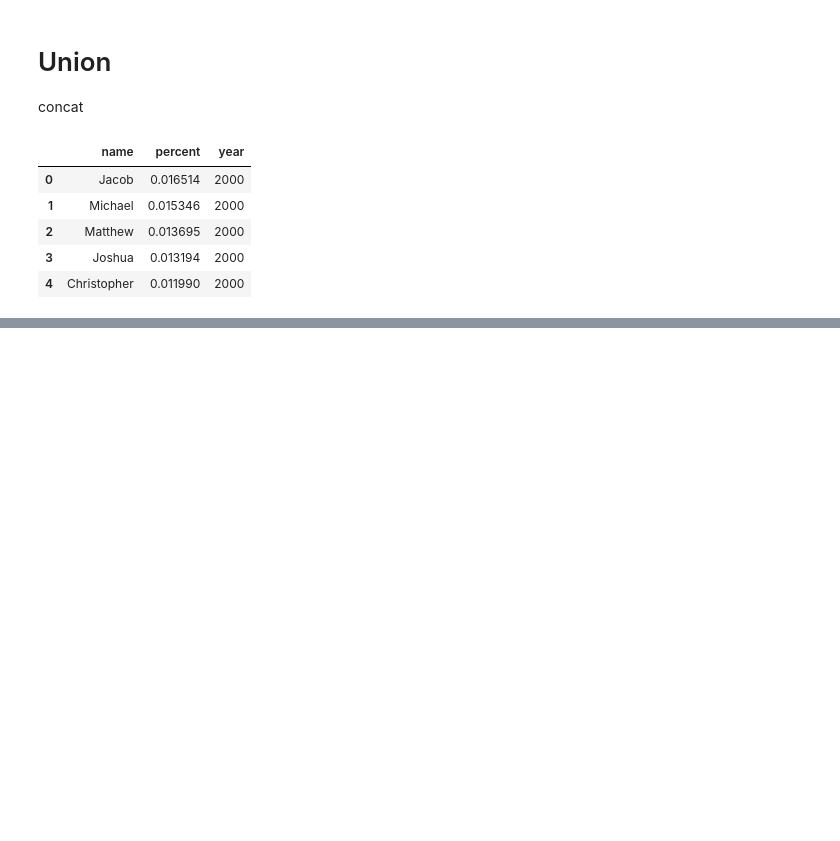
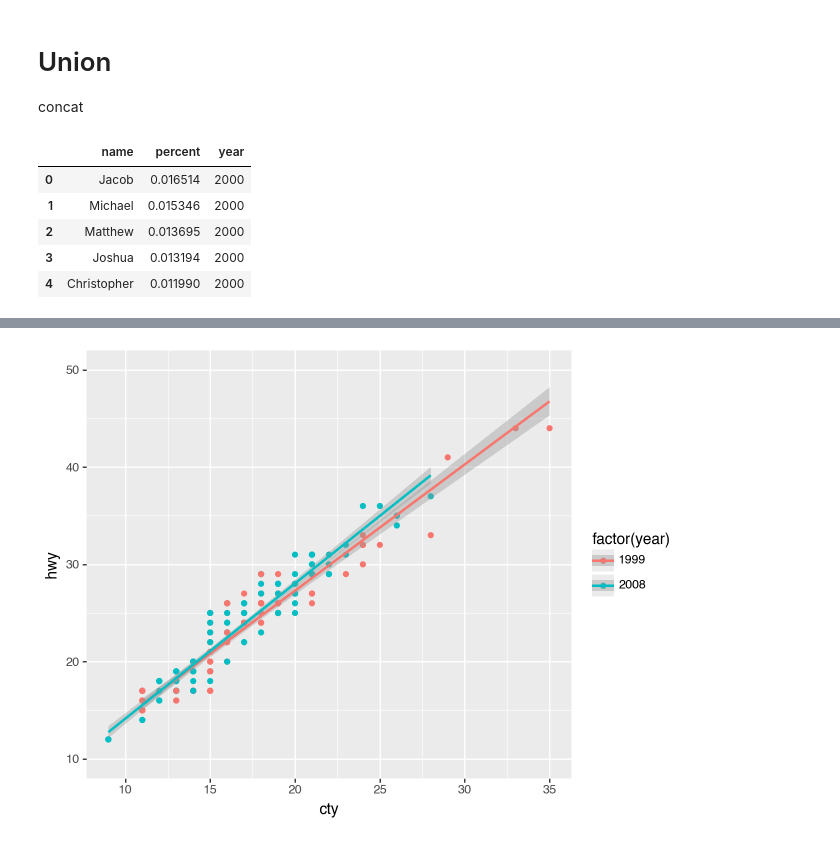
Before and after one commit to ulasuregen/Data-Analysis-and-Visualization-in-Python, a Jupyter notebook: Exercises/generalNotes.ipynb, the cells around one changed output, grey strips where cells are left out. Saved outputs shown, nothing was run; the diff lists cells and outputs as text; code cells hidden in the pictures; blank space fills up the shorter version.

```diff
--- a/Exercises/generalNotes.ipynb
+++ b/Exercises/generalNotes.ipynb
@@ -249,0 +275,15 @@ df.head()
+# %%
+from plotnine.data import mpg
+
+df = mpg[mpg['year'].isin([1999, 2008])][['cty','hwy', 'year']]
+df['year'] = df['year'].astype('category')
+
+(
+    ggplot(df, aes(x = 'cty', y = 'hwy', color = 'year')) +
+    geom_point() +
+    stat_smooth(method = 'lm') +
+    scale_y_continuous(limits=(10, 50)) +
+    labs(color = 'factor(year)')
+)
+# %% [output]
+[figure, added]
```
Also changed, not shown: parts of 42 cells of this notebook, 4 other files.
